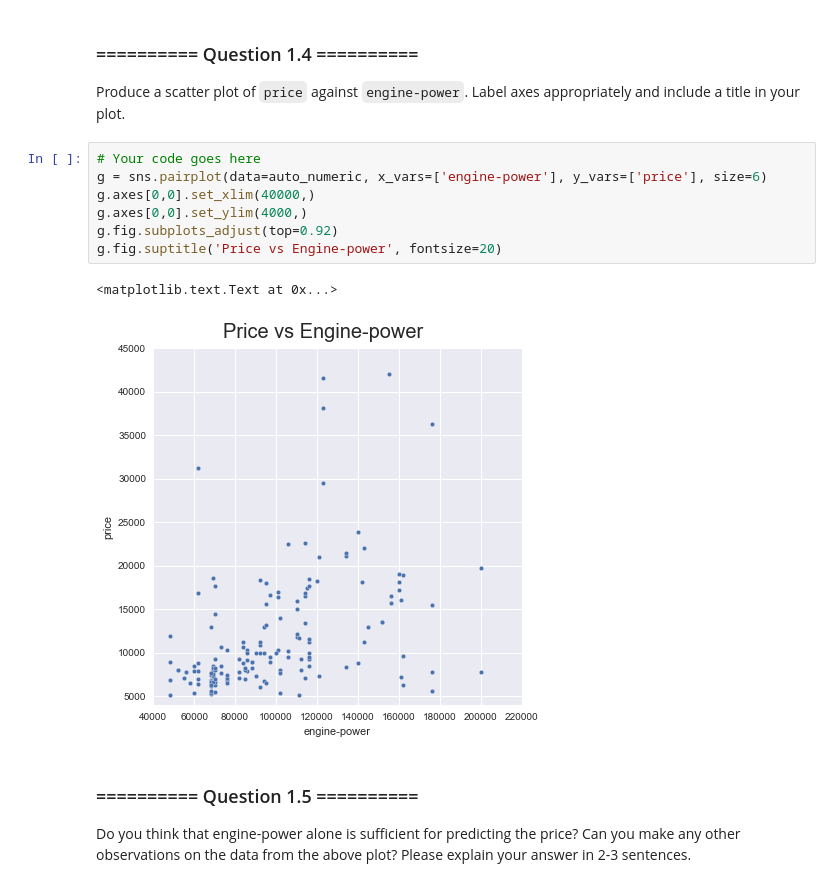
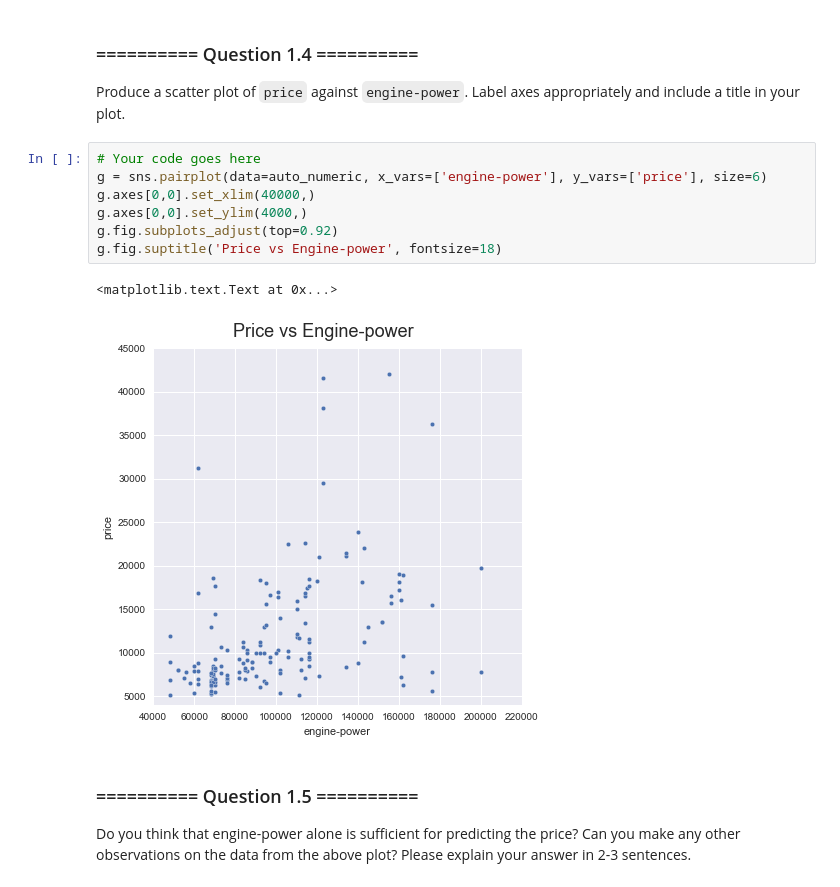
Before and after one commit to Dr-Alan-Turing/IAMachineLearning, a Jupyter notebook: 05_Assignment_2.ipynb, the cells around one changed output. Drawn from its saved outputs; the diff is of its cells as text.

```diff
--- a/05_Assignment_2.ipynb
+++ b/05_Assignment_2.ipynb
@@ -120,13 +120,13 @@ Produce a scatter plot of `price` against `engine-power`. Label axes appropriate
 # %%
 # Your code goes here
 g = sns.pairplot(data=auto_numeric, x_vars=['engine-power'], y_vars=['price'], size=6)
 g.axes[0,0].set_xlim(40000,)
 g.axes[0,0].set_ylim(4000,)
 g.fig.subplots_adjust(top=0.92)
-g.fig.suptitle('Price vs Engine-power', fontsize=20)
+g.fig.suptitle('Price vs Engine-power', fontsize=18)
 # %% [output]
 <matplotlib.text.Text at 0x...>
-[figure, old version]
+[figure, new version]
 # %% [markdown]
 ### ========== Question 1.5  ==========
 Do you think that engine-power alone is sufficient for predicting the price? Can you make any other observations on the data from the above plot? Please explain your answer in 2-3 sentences.
```
Also changed, not shown: parts of 13 cells of this notebook.
